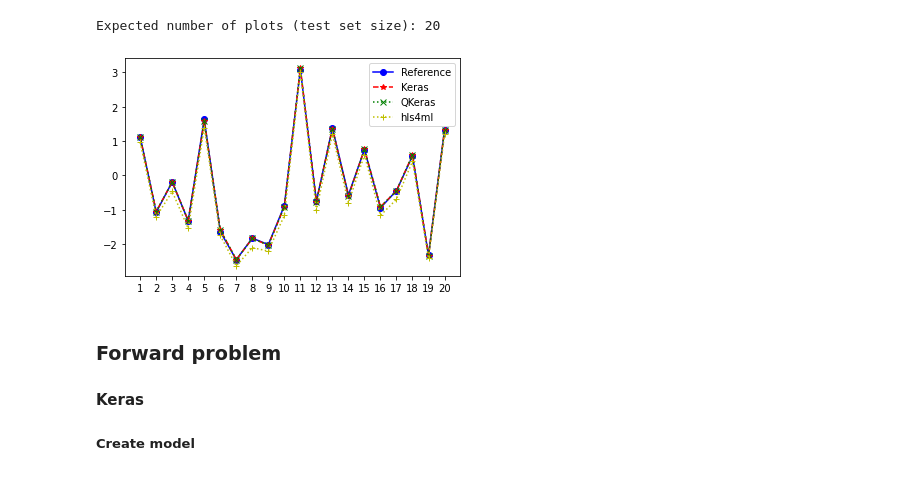
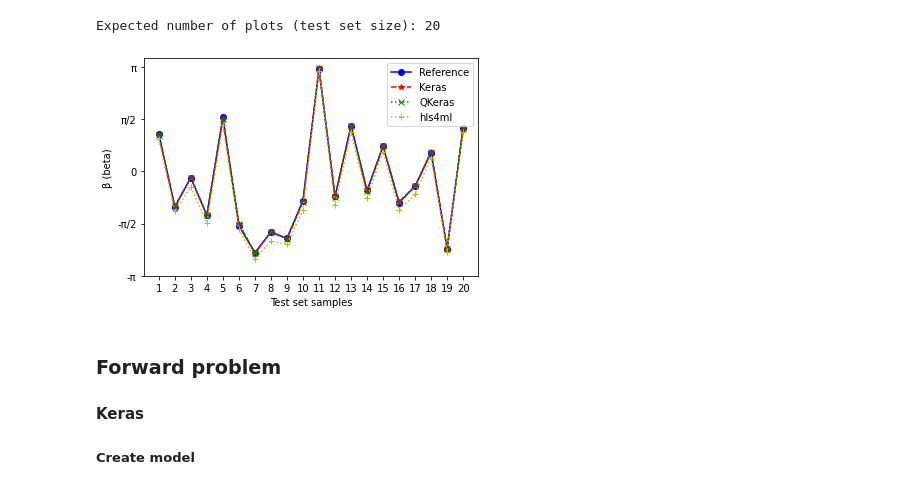
Before and after one commit to fastmachinelearning/ml4quantum-release, a Jupyter notebook: src/appendix.ipynb, the cells around one changed output. Cells and saved outputs as stored; diff of their text form; code cells hidden in the pictures.

```diff
--- a/src/appendix.ipynb
+++ b/src/appendix.ipynb
@@ -709,17 +709,22 @@ print('Expected number of plots (test set size):', Y_test.shape[0])
 # %% [output]
 Expected number of plots (test set size): 20
 # %%
-x = np.arange(1, len(x_test)+1, 1)
+x_axis = np.arange(1, len(x_test)+1, 1)
 plt.clf()
-plt.plot(x, x_test.to_numpy(), marker='o', linestyle='-', color='b')
-plt.plot(x, x_keras, marker='*', linestyle='--', color='r')
-plt.plot(x, x_keras, marker='x', linestyle=':', color='g')
-plt.plot(x, x_hls4ml, marker='+', linestyle=':', color='y')
-plt.xticks(x, x)
+plt.plot(x_axis, x_test.to_numpy(), marker='o', linestyle='-', color='b')
+plt.plot(x_axis, x_keras, marker='*', linestyle='--', color='r')
+plt.plot(x_axis, x_keras, marker='x', linestyle=':', color='g')
+plt.plot(x_axis, x_hls4ml, marker='+', linestyle=':', color='y')
+plt.xticks(x_axis, x_axis)
+pi = np.pi
+y_axis = np.arange(-pi, pi + pi/2, step=(pi / 2))
+plt.yticks(y_axis, ['-π', '-π/2', '0', 'π/2', 'π'])
 plt.legend(['Reference', 'Keras', 'QKeras', 'hls4ml'], loc='upper right')
+plt.xlabel('Test set samples')
+plt.ylabel('β (beta)')
 plt.show()
 # %% [output]
-[figure, old version]
+[figure, new version]
 # %% [markdown]
 ### Forward problem
 
```
Also changed, not shown: parts of 5 cells of this notebook.
